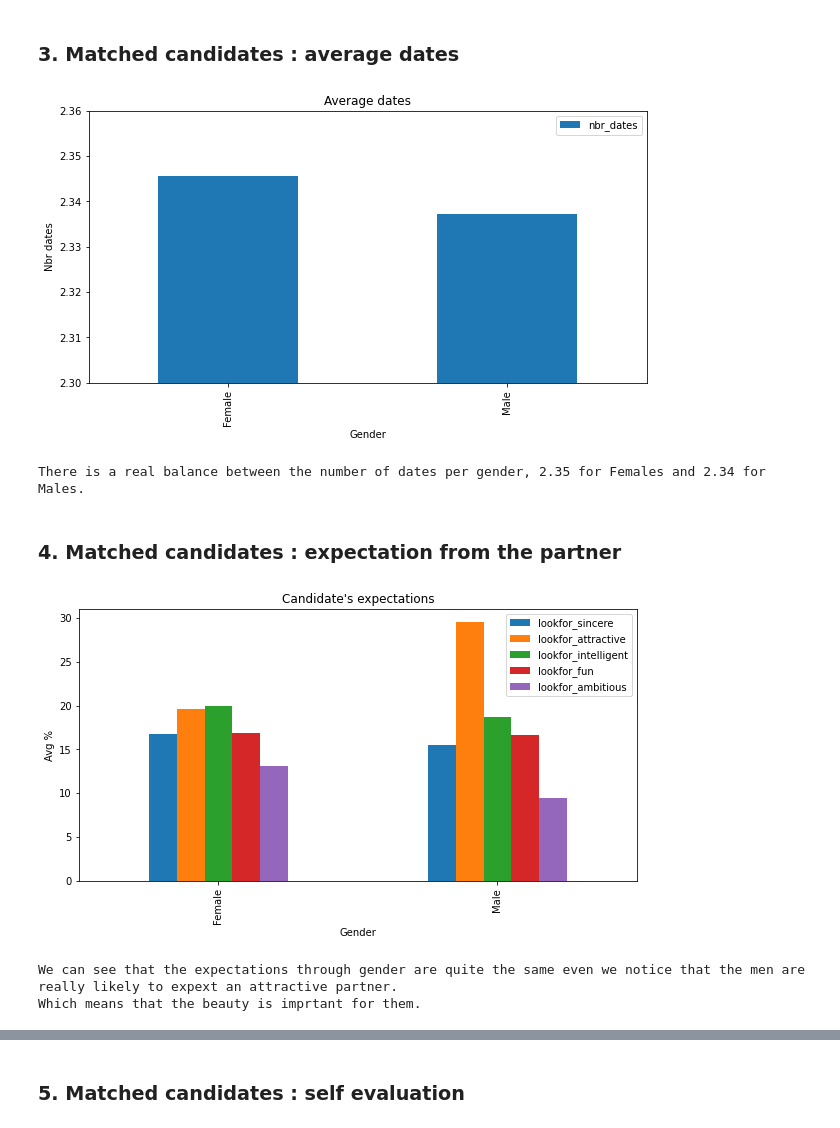
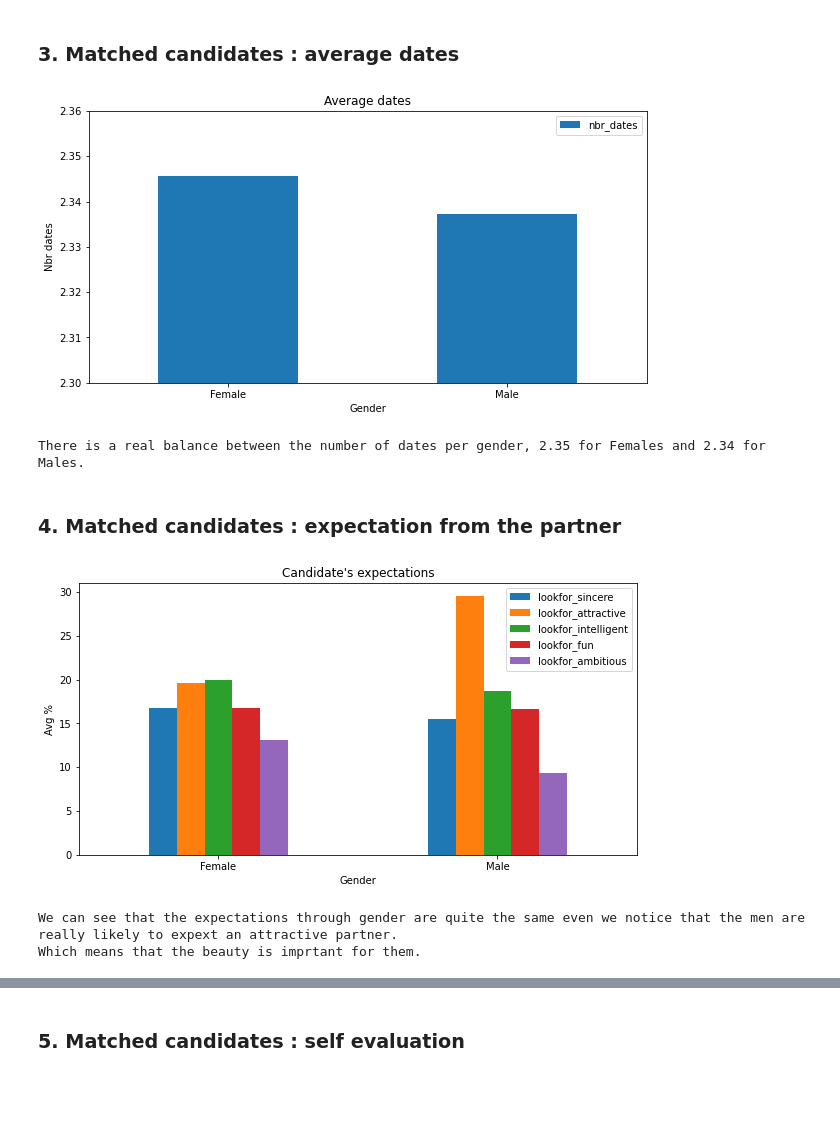
Before and after one commit to Seraphin17/Certification, a Jupyter notebook: 1_Speed_Dating/Project_Speed_Dating_Certification.ipynb, the cells around one changed output, grey strips where cells are left out. Saved outputs shown, nothing was run; the diff lists cells and outputs as text; code cells hidden in the pictures; blank space fills up the shorter version.

```diff
--- a/1_Speed_Dating/Project_Speed_Dating_Certification.ipynb
+++ b/1_Speed_Dating/Project_Speed_Dating_Certification.ipynb
@@ -708,18 +692,19 @@ After having filtered only on the candidates that got a date, we now have 1025 r
 # %%
 avg_dates = dfa2_matches.groupby(['gender'])['nbr_dates'].mean()
 
 avg_dates.index[0]
 avg_dates[0]
 
 avg_dates.plot(kind='bar', title='Average dates', ylabel='Nbr dates',
          xlabel='Gender', figsize=(10, 5), legend = True)
 
+plt.xticks(rotation=0)
 plt.ylim([2.30, 2.36])
 plt.show()
 
 print('There is a real balance between the number of dates per gender, {} for Females and {} for Males.'.format(round(avg_dates[0],2),round(avg_dates[1],2)))
 # %% [output]
-[figure, old version]
+[figure, new version]
 There is a real balance between the number of dates per gender, 2.35 for Females and 2.34 for Males.
 # %% [markdown]
 ### 4. Matched candidates : expectation from the partner
@@ -731,6 +716,8 @@ match_expectation = dfa2_matches[['gender',
                                   'lookfor_intelligent',
                                   'lookfor_fun',
                                   'lookfor_ambitious']]
+
+match_expectation = match_expectation.dropna()
 
 #Sum up the main expectations
 expectations = match_expectation.groupby(['gender']).mean()
@@ -747,10 +734,12 @@ expectations.plot(kind='bar',
                 xlabel='Gender',
                   figsize=(10, 5),
                   legend = True)
+
+plt.xticks(rotation=0)
 plt.show()
 print('')
 print('We can see that the expectations through gender are quite the same even we notice that the men are really likely to expext an attractive partner. \nWhich means that the beauty is imprtant for them.')
 # %% [output]
-[figure, old version]
+[figure, new version]
 We can see that the expectations through gender are quite the same even we notice that the men are really likely to expext an attractive partner.
 Which means that the beauty is imprtant for them.
```
Also changed, not shown: parts of 19 cells of this notebook.
